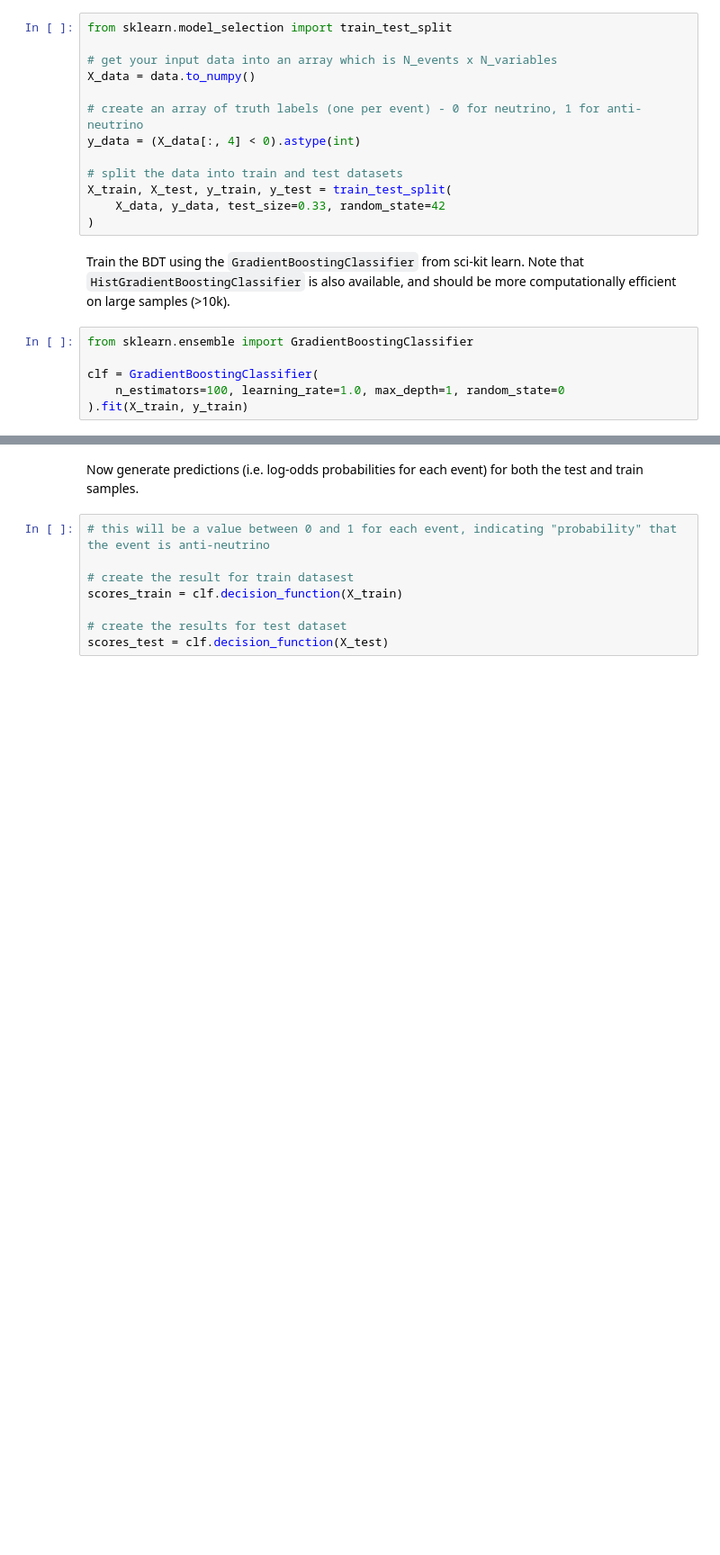
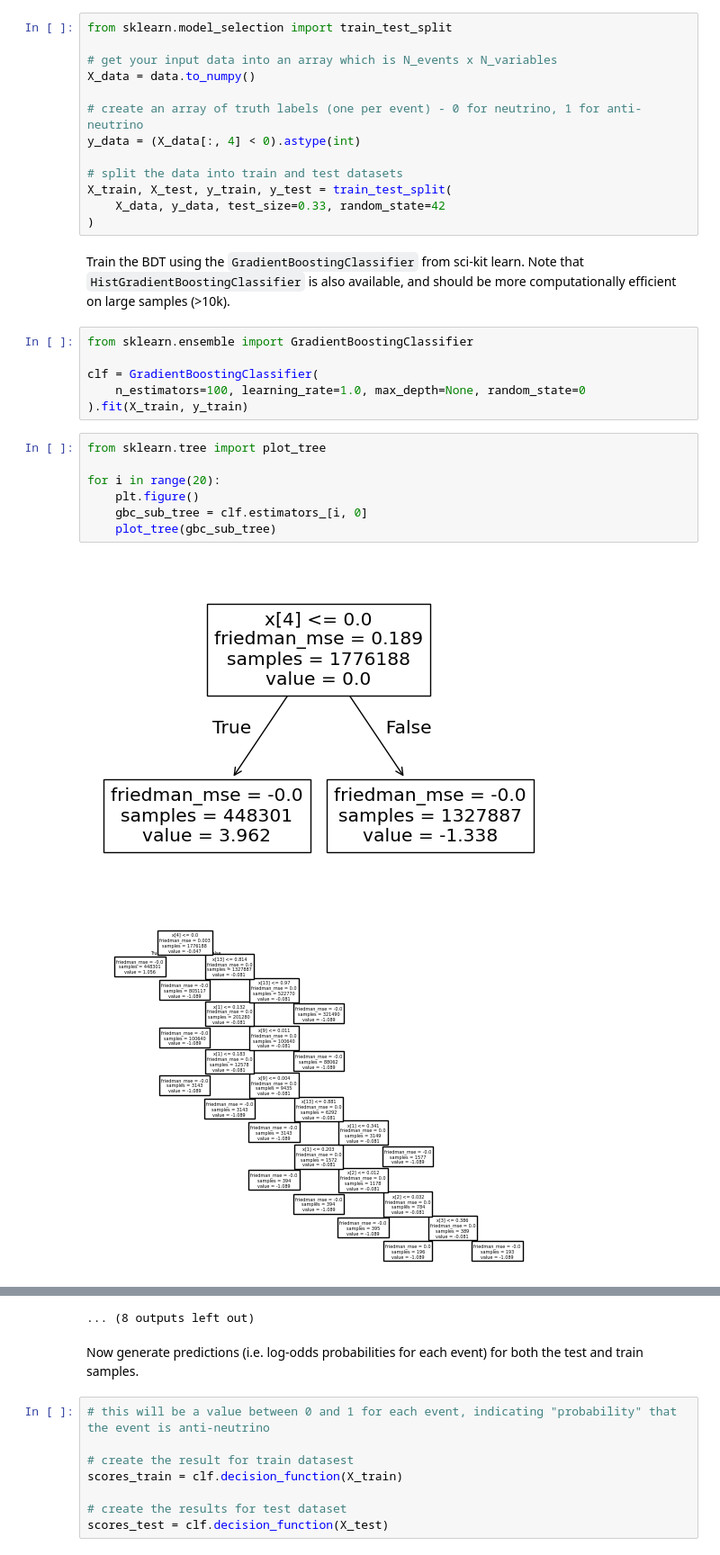
Before and after one commit to bristol-dune/atmospherics-tools, a Jupyter notebook: fast-osc-feedback/BDT/BDT-Skeleton.ipynb, the cells around one changed output, grey strips where cells are left out. Shown at 90% size. Drawn from its saved outputs; the diff is of its cells as text; blank space fills up the shorter version.

```diff
--- a/fast-osc-feedback/BDT/BDT-Skeleton.ipynb
+++ b/fast-osc-feedback/BDT/BDT-Skeleton.ipynb
@@ -72,5 +98,15 @@ Train the BDT using the `GradientBoostingClassifier` from sci-kit learn.  Note t
 from sklearn.ensemble import GradientBoostingClassifier
 
 clf = GradientBoostingClassifier(
-    n_estimators=100, learning_rate=1.0, max_depth=1, random_state=0
+    n_estimators=100, learning_rate=1.0, max_depth=None, random_state=0
 ).fit(X_train, y_train)
+# %%
+from sklearn.tree import plot_tree
+
+for i in range(20):
+    plt.figure()
+    gbc_sub_tree = clf.estimators_[i, 0]
+    plot_tree(gbc_sub_tree)
+# %% [output]
+[figure, added]
+[figure, added]
@@ -77,3 +123,4 @@ clf = GradientBoostingClassifier(
+... (8 outputs left out)
 # %% [markdown]
 Now generate predictions (i.e. log-odds probabilities for each event) for both the test and train samples.
 # %%
```
Also changed, not shown: parts of 2 cells of this notebook.
